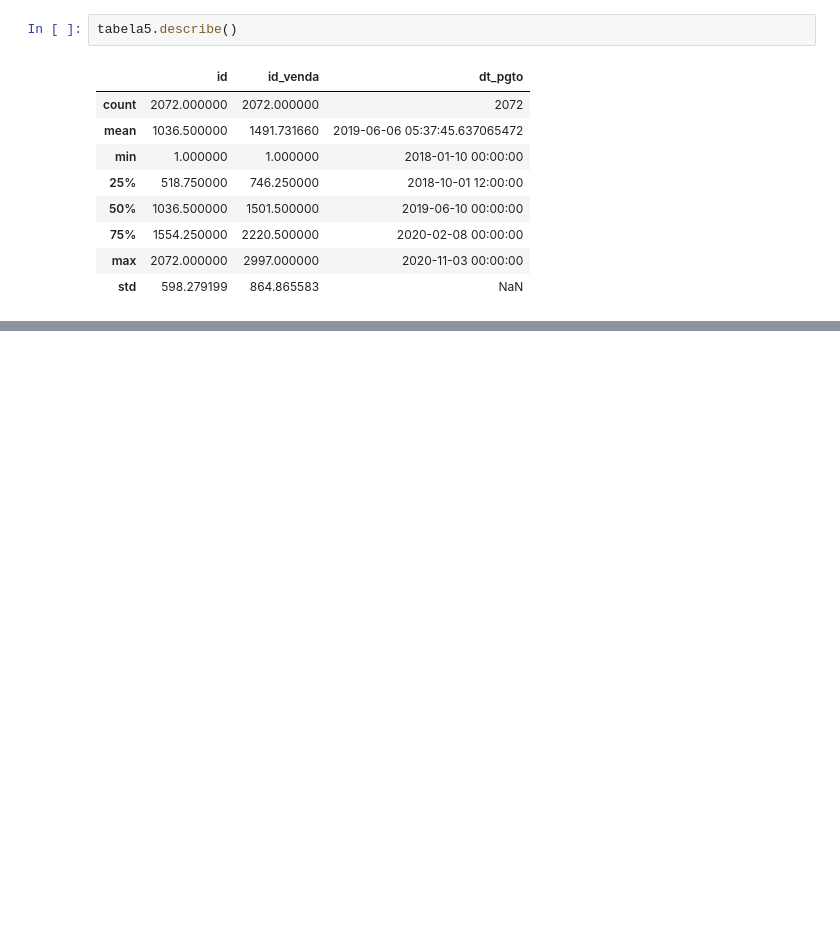
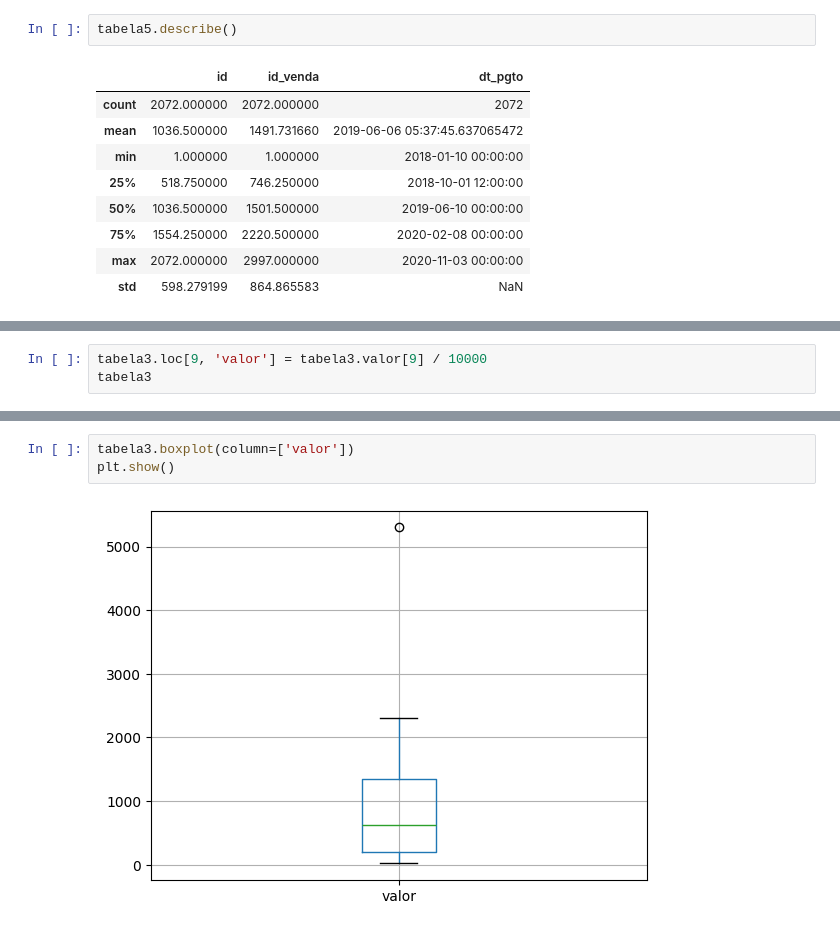
Before and after one commit to gamiel075/analise-de-dados, a Jupyter notebook: analise3.ipynb, the cells around one changed output, grey strips where cells are left out. Saved outputs shown, nothing was run; the diff lists cells and outputs as text; blank space fills up the shorter version.

```diff
--- a/analise3.ipynb
+++ b/analise3.ipynb
@@ -269,0 +342,3 @@ tabela5.describe()
+# %%
+tabela3.loc[9, 'valor'] = tabela3.valor[9] / 10000
+tabela3
@@ -269,0 +357,5 @@ tabela5.describe()
+# %%
+tabela3.boxplot(column=['valor'])
+plt.show()
+# %% [output]
+[figure, added]
```
Also changed, not shown: parts of 55 cells of this notebook, 6 other files.
